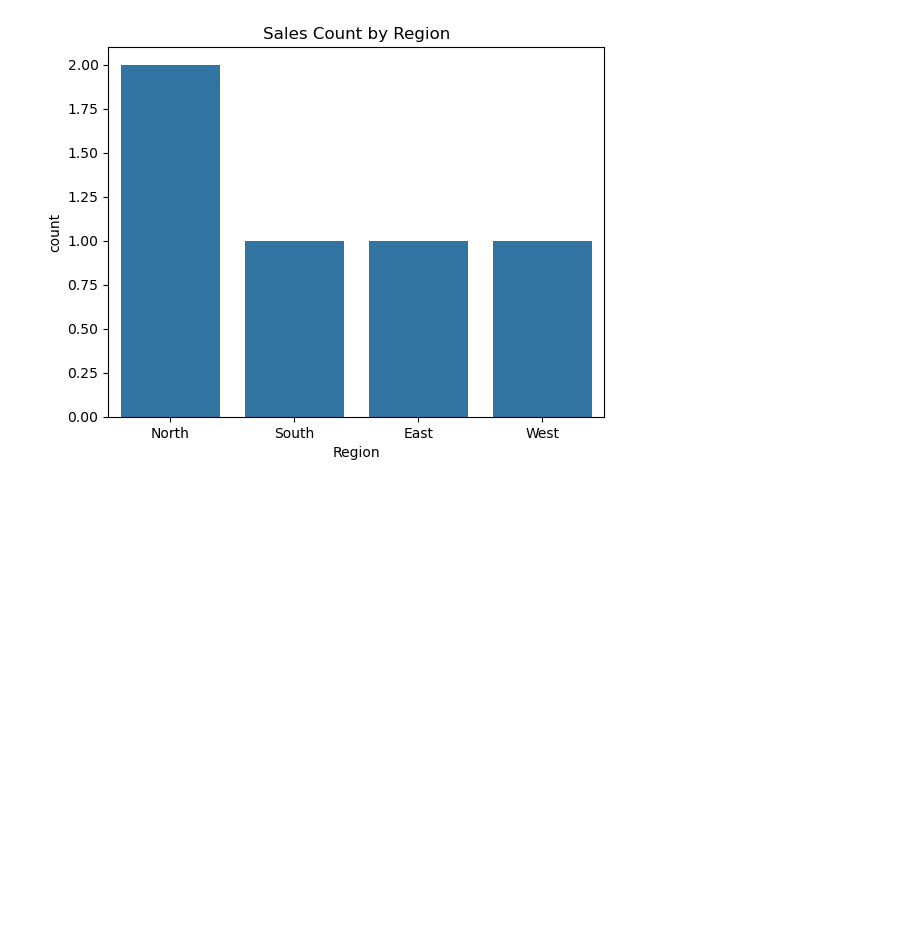
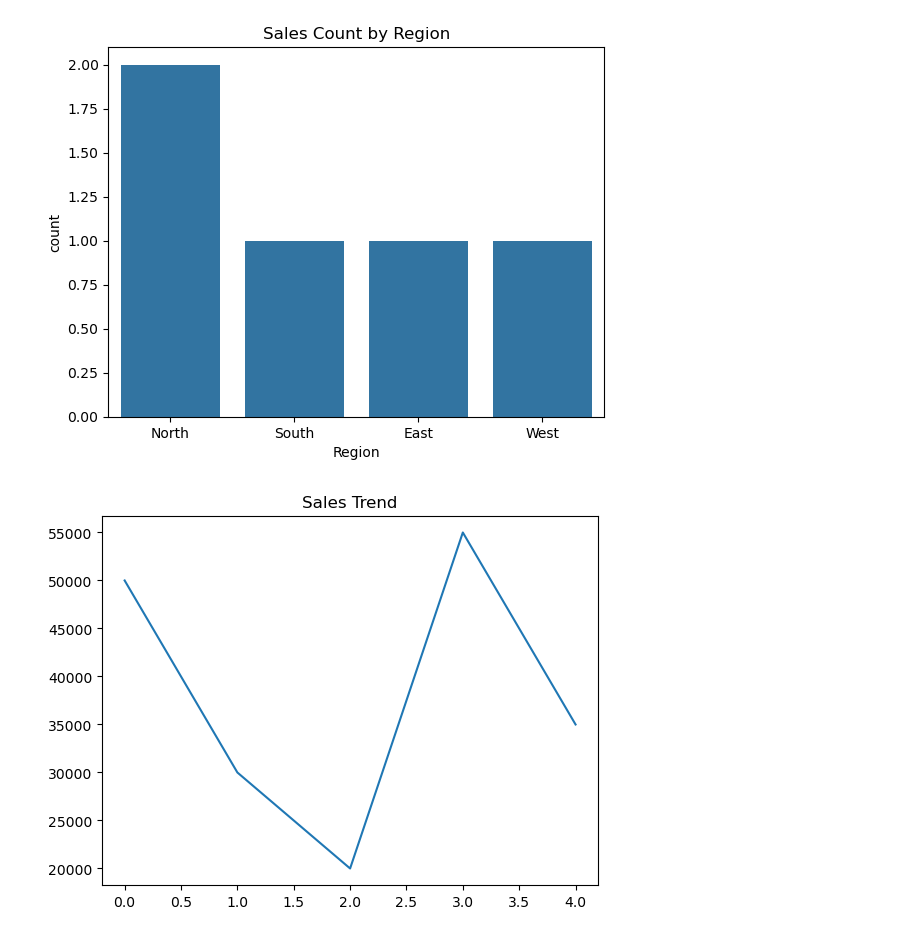
Before and after one commit to sakshi07bhosale/Data-Science, a Jupyter notebook: Day5/Sale_Data.ipynb, the cells around one changed output. Saved outputs shown, nothing was run; the diff lists cells and outputs as text; code cells hidden in the pictures; blank space fills up the shorter version.

Commit message:
line plot created using python

```diff
--- a/Day5/Sale_Data.ipynb
+++ b/Day5/Sale_Data.ipynb
@@ -25,3 +25,10 @@ plt.title("Sales Count by Region")
 plt.show()
 # %% [output]
 [figure]
+# %%
+# Line plot
+plt.plot(df["Sales"])
+plt.title("Sales Trend")
+plt.show()
+# %% [output]
+[figure, added]
```
